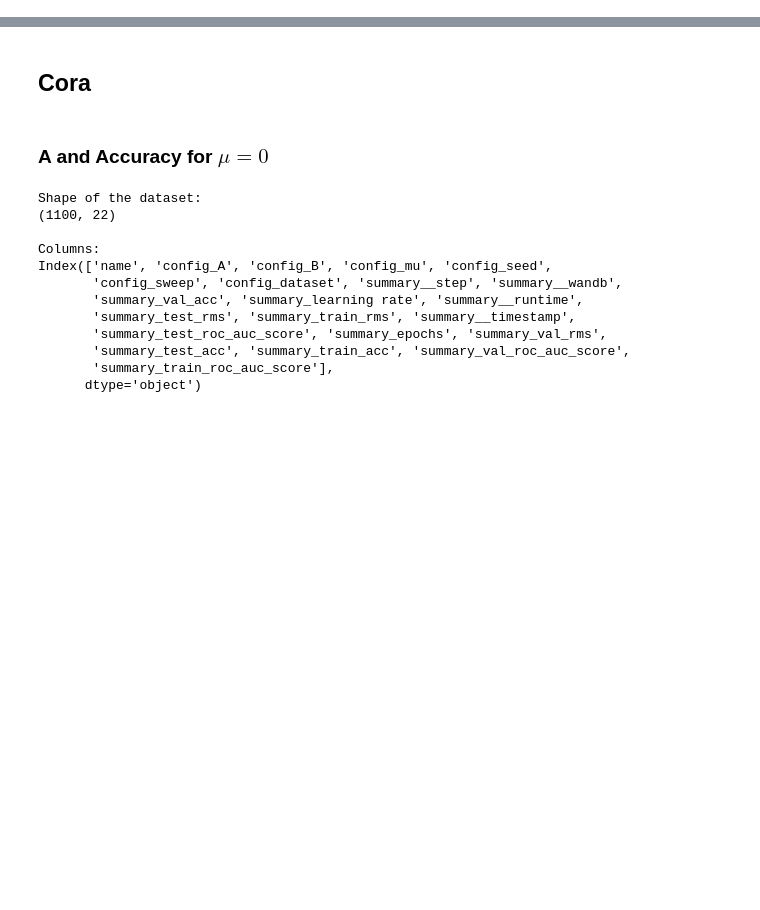
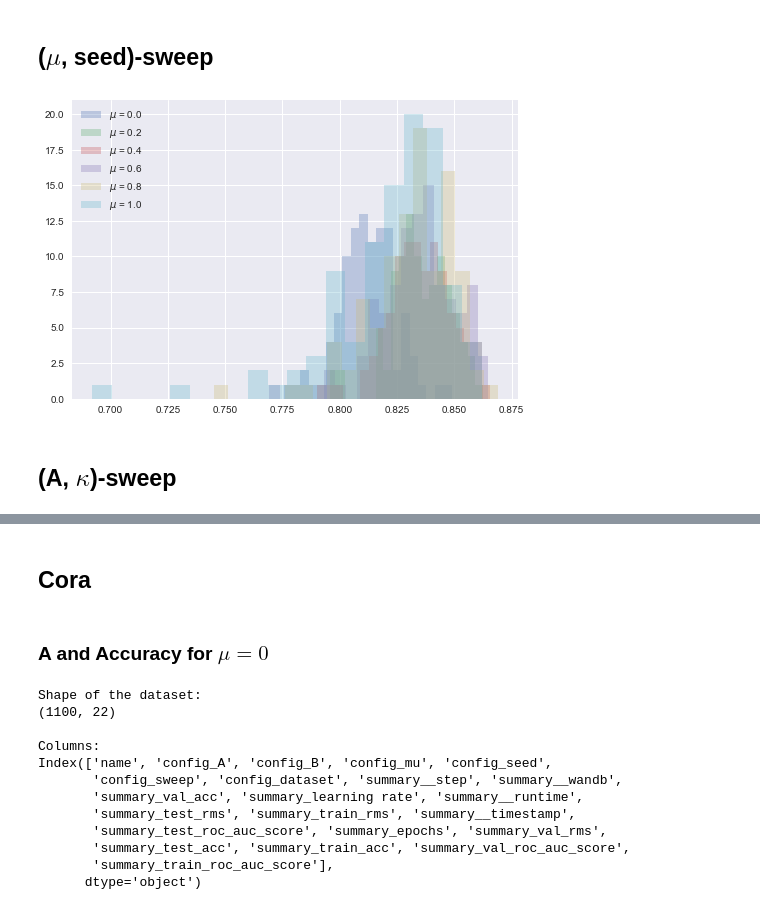
Before and after one commit to vstenby/02460GraphRegularization, a Jupyter notebook: Notebooks/Analysis.ipynb, the cells around one changed output, grey strips where cells are left out. Drawn from its saved outputs; the diff is of its cells as text; code cells hidden in the pictures; blank space fills up the shorter version.

```diff
--- a/Notebooks/Analysis.ipynb
+++ b/Notebooks/Analysis.ipynb
@@ -115,0 +155,16 @@ runs_df.head()
+# %% [markdown]
+## ($\mu$, seed)-sweep
+# %%
+runs_df = load_sweep('3qss1stl', warnings=False)
+
+for n, (_, config_mu, summary_test_acc) in runs_df.groupby(['config_A', 'config_mu'])['summary_test_acc'].apply(list).reset_index().iterrows():
+    if n%2 == 0:
+        plt.hist(summary_test_acc, bins=20, label=r'$\mu$ = ' + str(config_mu), alpha=0.3)
+    else:
+        continue
+plt.legend()
+plt.show()
+# %% [output]
+[figure, added]
+# %% [markdown]
+## (A, $\kappa$)-sweep
```
Also changed, not shown: parts of 19 cells of this notebook.
